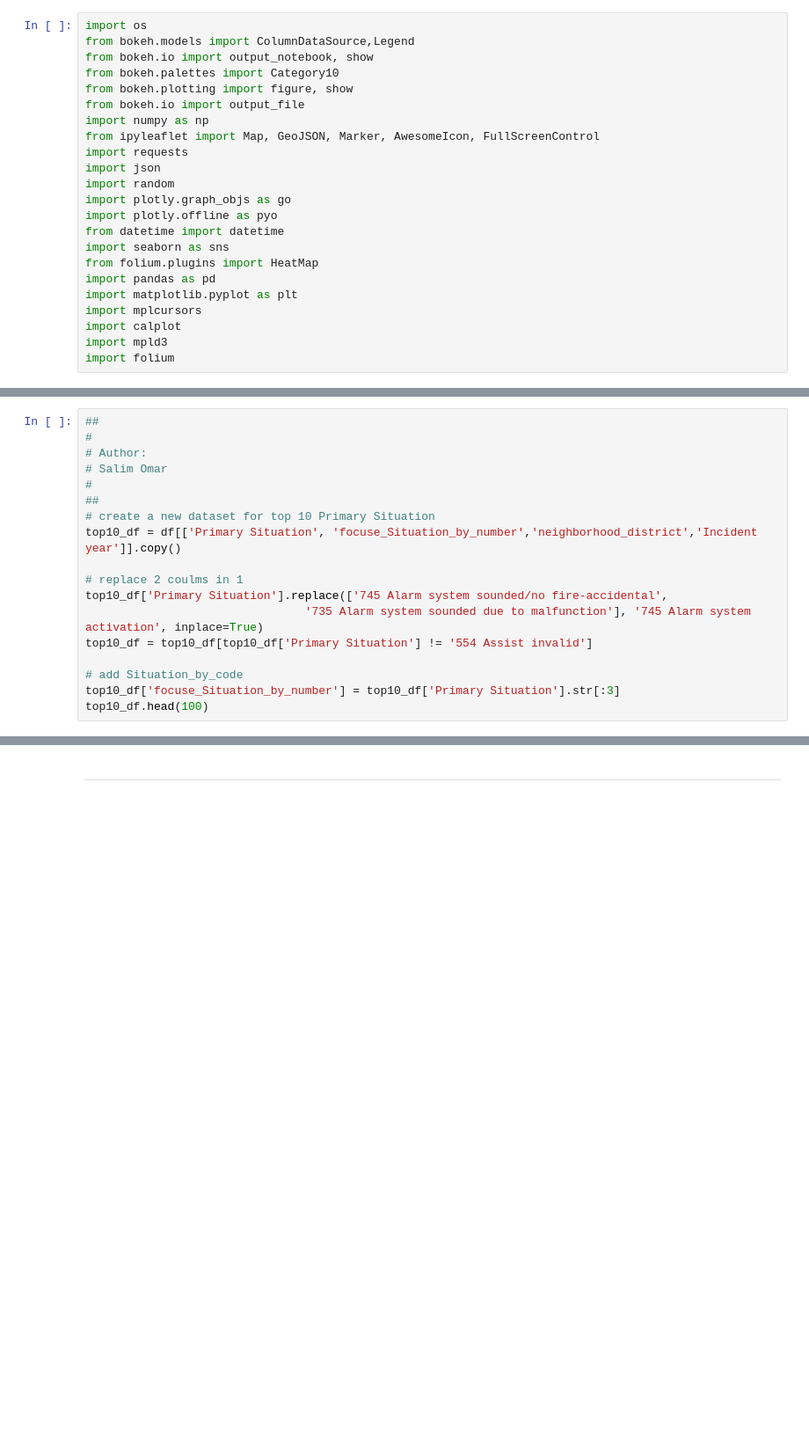
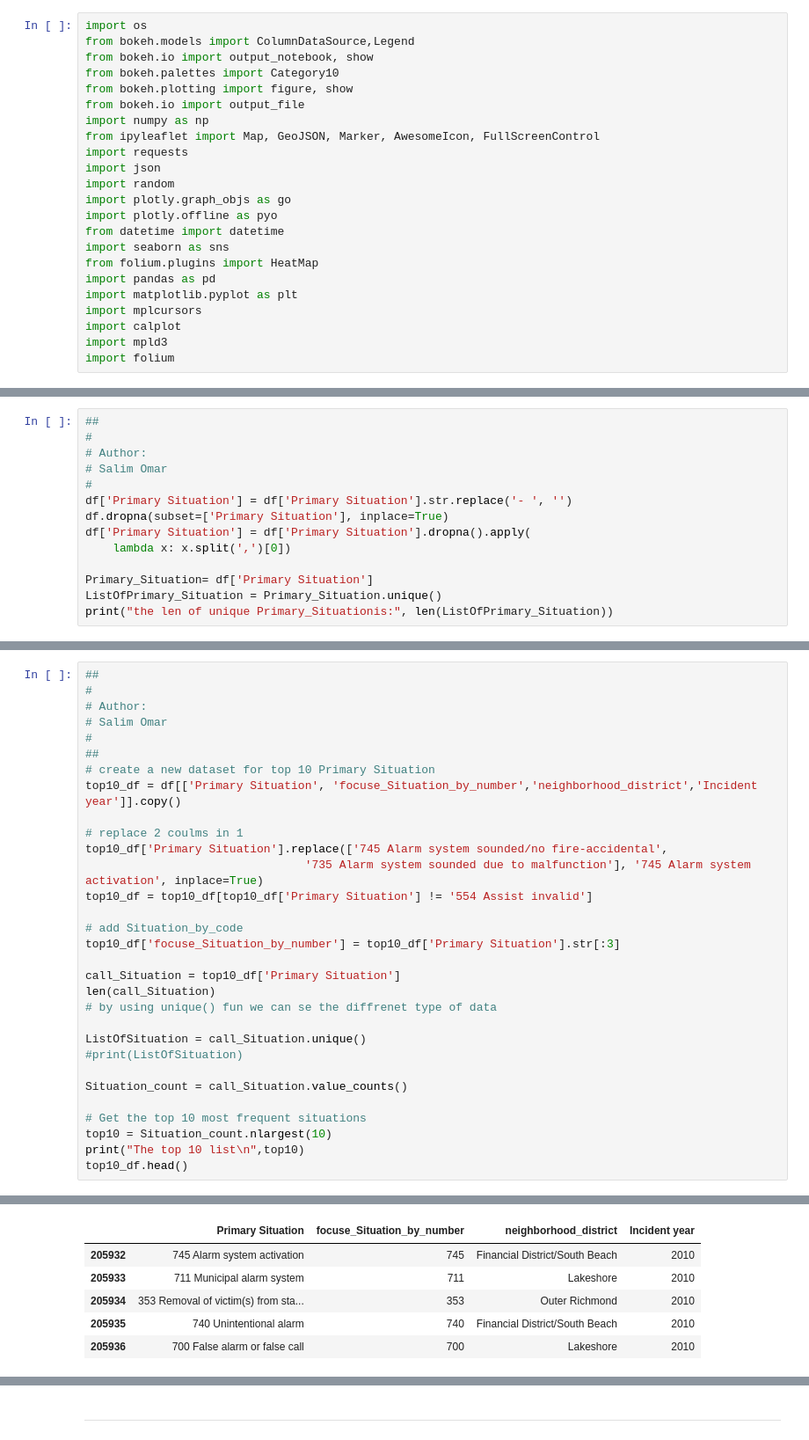
Before and after one commit to Strongside-87/Final_Project, a Jupyter notebook: explainer/explainer_notebook.ipynb, the cells around one changed output, grey strips where cells are left out. Shown at 88% size. Drawn from its saved outputs; the diff is of its cells as text; blank space fills up the shorter version.

```diff
--- a/explainer/explainer_notebook.ipynb
+++ b/explainer/explainer_notebook.ipynb
@@ -152,0 +369,14 @@ df.head()
+# %%
+##
+#
+# Author:
+# Salim Omar
+#
+df['Primary Situation'] = df['Primary Situation'].str.replace('- ', '')
+df.dropna(subset=['Primary Situation'], inplace=True)
+df['Primary Situation'] = df['Primary Situation'].dropna().apply(
+    lambda x: x.split(',')[0])
+
+Primary_Situation= df['Primary Situation']
+ListOfPrimary_Situation = Primary_Situation.unique()
+print("the len of unique Primary_Situationis:", len(ListOfPrimary_Situation))
@@ -169,4 +408,18 @@ top10_df = top10_df[top10_df['Primary Situation'] != '554 Assist invalid']
 
 # add Situation_by_code
 top10_df['focuse_Situation_by_number'] = top10_df['Primary Situation'].str[:3]
-top10_df.head(100)
+
+call_Situation = top10_df['Primary Situation']
+len(call_Situation)
+# by using unique() fun we can se the diffrenet type of data
+
+ListOfSituation = call_Situation.unique()
+#print(ListOfSituation)
+
+Situation_count = call_Situation.value_counts()
+
+# Get the top 10 most frequent situations
+top10 = Situation_count.nlargest(10)
+print("The top 10 list\n",top10)
+top10_df.head()
+# %% [output]
@@ -172,0 +439,6 @@ top10_df.head(100)
+|  | Primary Situation | focuse_Situation_by_number | neighborhood_district | Incident year |
+| 205932 | 745 Alarm system activation | 745 | Financial District/South Beach | 2010 |
+| 205933 | 711 Municipal alarm system | 711 | Lakeshore | 2010 |
+| 205934 | 353 Removal of victim(s) from sta... | 353 | Outer Richmond | 2010 |
+| 205935 | 740 Unintentional alarm | 740 | Financial District/South Beach | 2010 |
+| 205936 | 700 False alarm or false call | 700 | Lakeshore | 2010 |
```
Also changed, not shown: parts of 103 cells of this notebook, 18 other files.
